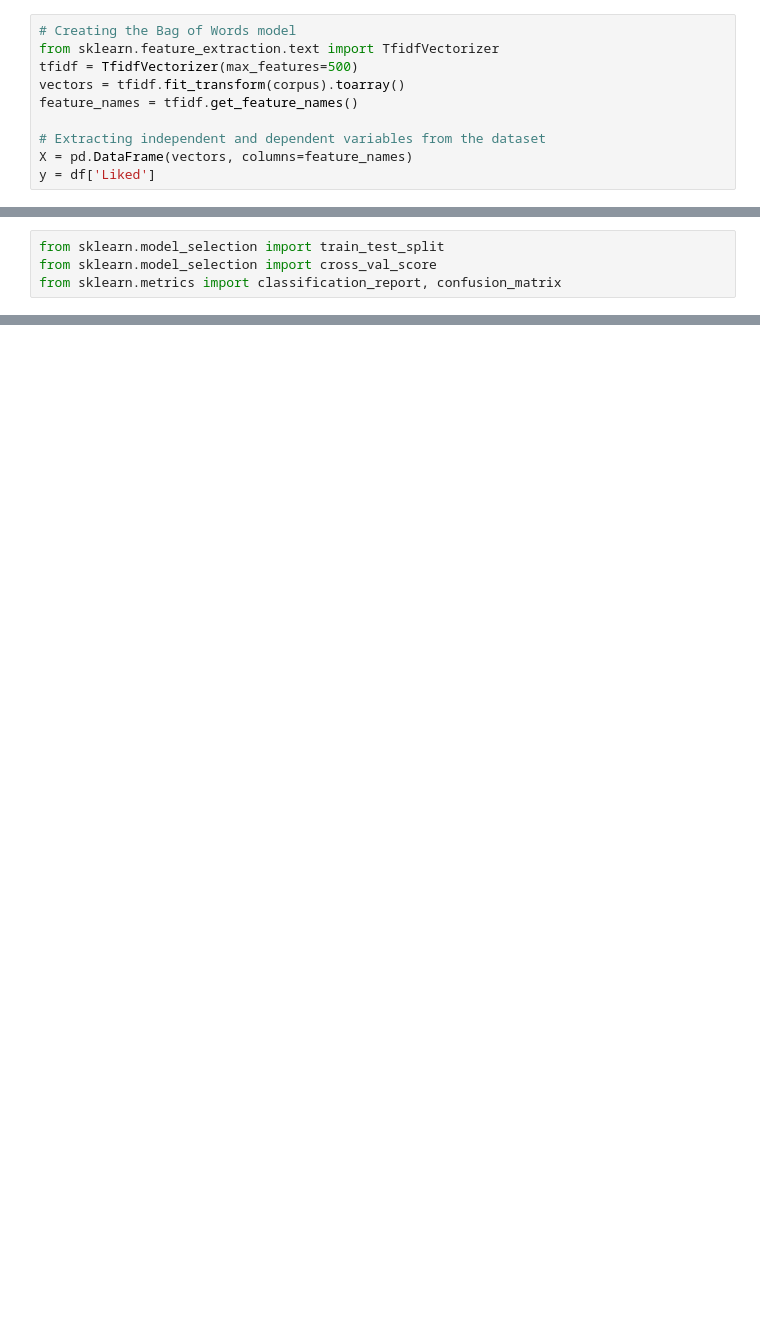
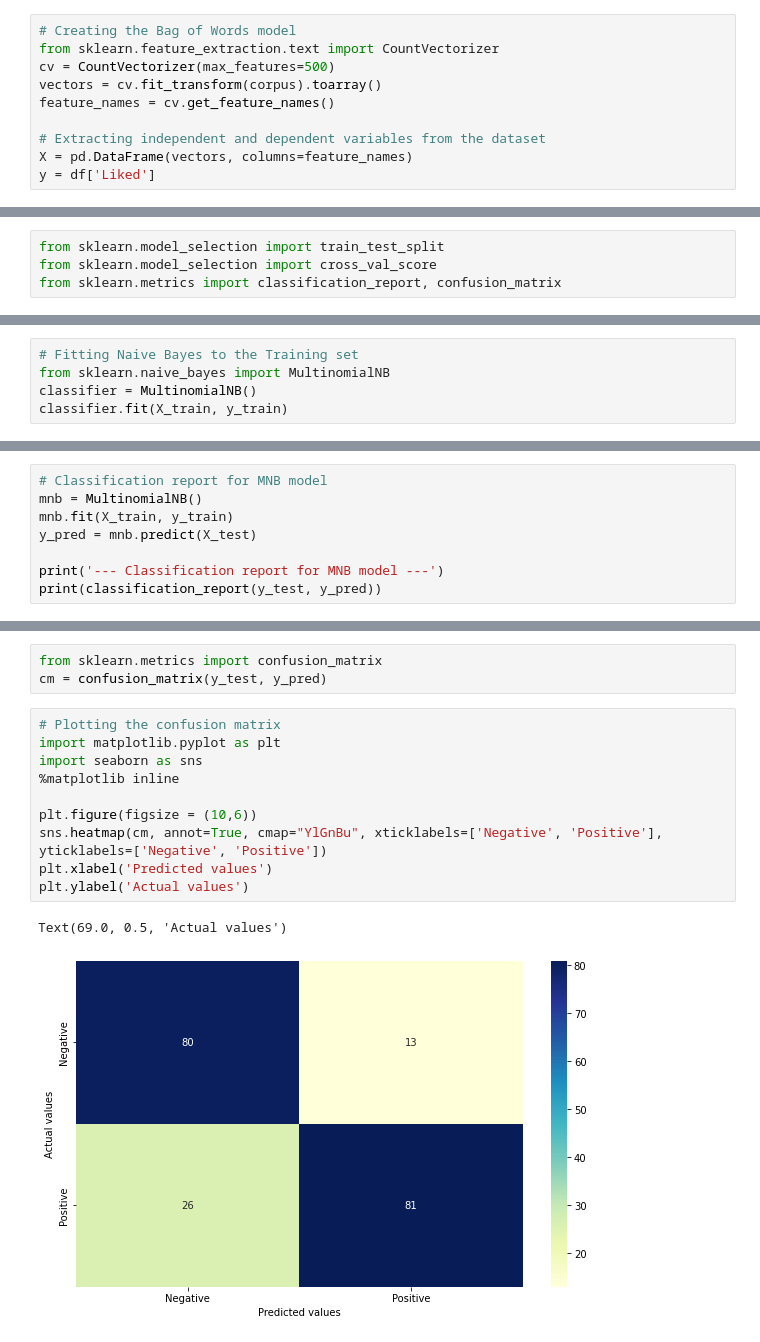
Before and after one commit to Adityaa2805/Sentiment_Analysis_Restaurant_Reviews, a Jupyter notebook: sentiment-analysis-restaurant-reviews.ipynb, the cells around one changed output, grey strips where cells are left out. Saved outputs shown, nothing was run; the diff lists cells and outputs as text; blank space fills up the shorter version.

```diff
--- a/sentiment-analysis-restaurant-reviews.ipynb
+++ b/sentiment-analysis-restaurant-reviews.ipynb
@@ -223,10 +209,10 @@ corpus[0:10]
  'great touch']
 # %%
 # Creating the Bag of Words model
-from sklearn.feature_extraction.text import TfidfVectorizer
-tfidf = TfidfVectorizer(max_features=500)
-vectors = tfidf.fit_transform(corpus).toarray()
-feature_names = tfidf.get_feature_names()
+from sklearn.feature_extraction.text import CountVectorizer
+cv = CountVectorizer(max_features=500)
+vectors = cv.fit_transform(corpus).toarray()
+feature_names = cv.get_feature_names()
 
 # Extracting independent and dependent variables from the dataset
 X = pd.DataFrame(vectors, columns=feature_names)
@@ -253,0 +228,5 @@ Standard Deviation: 0.049
+# %%
+# Fitting Naive Bayes to the Training set
+from sklearn.naive_bayes import MultinomialNB
+classifier = MultinomialNB()
+classifier.fit(X_train, y_train)
@@ -253,0 +261,8 @@ Standard Deviation: 0.049
+# %%
+# Classification report for MNB model
+mnb = MultinomialNB()
+mnb.fit(X_train, y_train)
+y_pred = mnb.predict(X_test)
+
+print('--- Classification report for MNB model ---')
+print(classification_report(y_test, y_pred))
@@ -253,0 +279,16 @@ Standard Deviation: 0.049
+# %%
+from sklearn.metrics import confusion_matrix
+cm = confusion_matrix(y_test, y_pred)
+# %%
+# Plotting the confusion matrix
+import matplotlib.pyplot as plt
+import seaborn as sns
+%matplotlib inline
+
+plt.figure(figsize = (10,6))
+sns.heatmap(cm, annot=True, cmap="YlGnBu", xticklabels=['Negative', 'Positive'], yticklabels=['Negative', 'Positive'])
+plt.xlabel('Predicted values')
+plt.ylabel('Actual values')
+# %% [output]
+Text(69.0, 0.5, 'Actual values')
+[figure, added]
```
Also changed, not shown: parts of 17 cells of this notebook, 3 other files.
